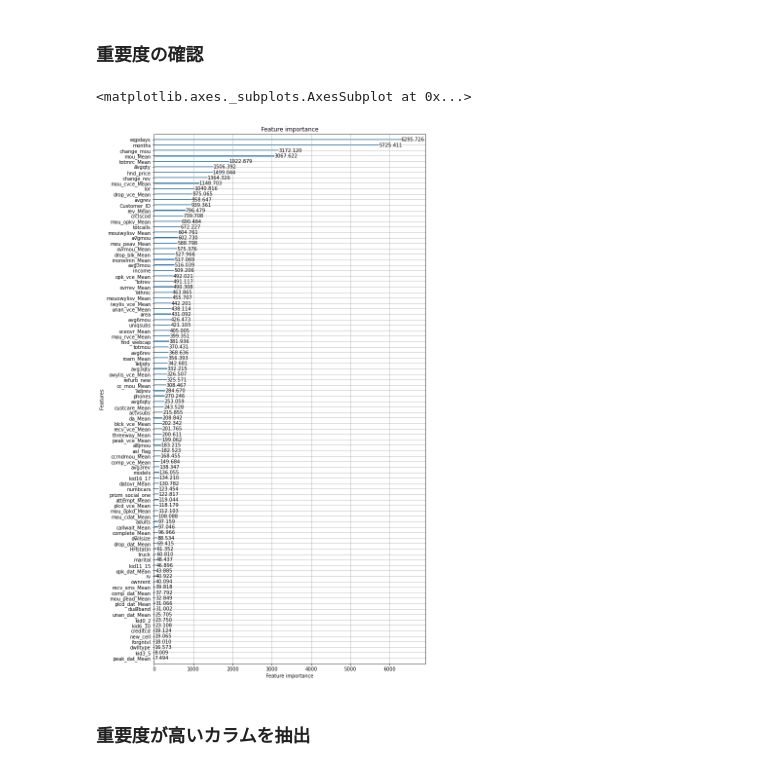
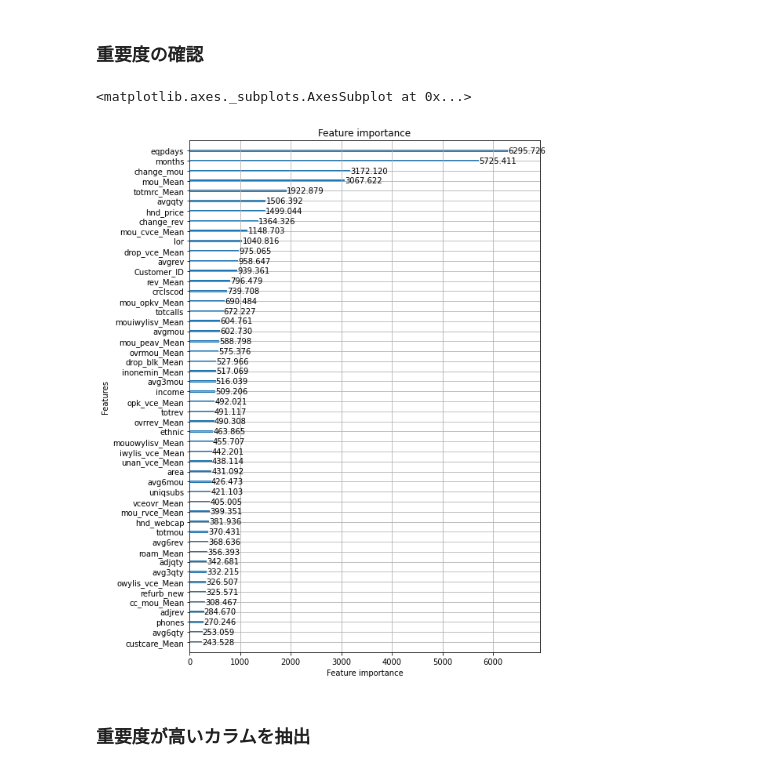
Before and after one commit to tom-uchida/GCI2020_Winter, a Jupyter notebook: final_task/src/calc_feature_imp.ipynb, the cells around one changed output. Drawn from its saved outputs; the diff is of its cells as text; code cells hidden in the pictures.

```diff
--- a/final_task/src/calc_feature_imp.ipynb
+++ b/final_task/src/calc_feature_imp.ipynb
@@ -195,10 +195,10 @@ LGBMClassifier(class_weight='balanced', max_depth=10, num_threads=1)
 # %% [markdown]
 ### 重要度の確認
 # %%
-lgbm.plot_importance( model, importance_type="gain", max_num_features=110, figsize=(10, 20) )
+lgbm.plot_importance( model, importance_type="gain", max_num_features=50, figsize=(8, 12) )
 # %% [output]
 <matplotlib.axes._subplots.AxesSubplot at 0x...>
-[figure, old version]
+[figure, new version]
 # %% [markdown]
 ### 重要度が高いカラムを抽出
 # %%
```
Also changed, not shown: parts of 3 cells of this notebook, 2 other files.
